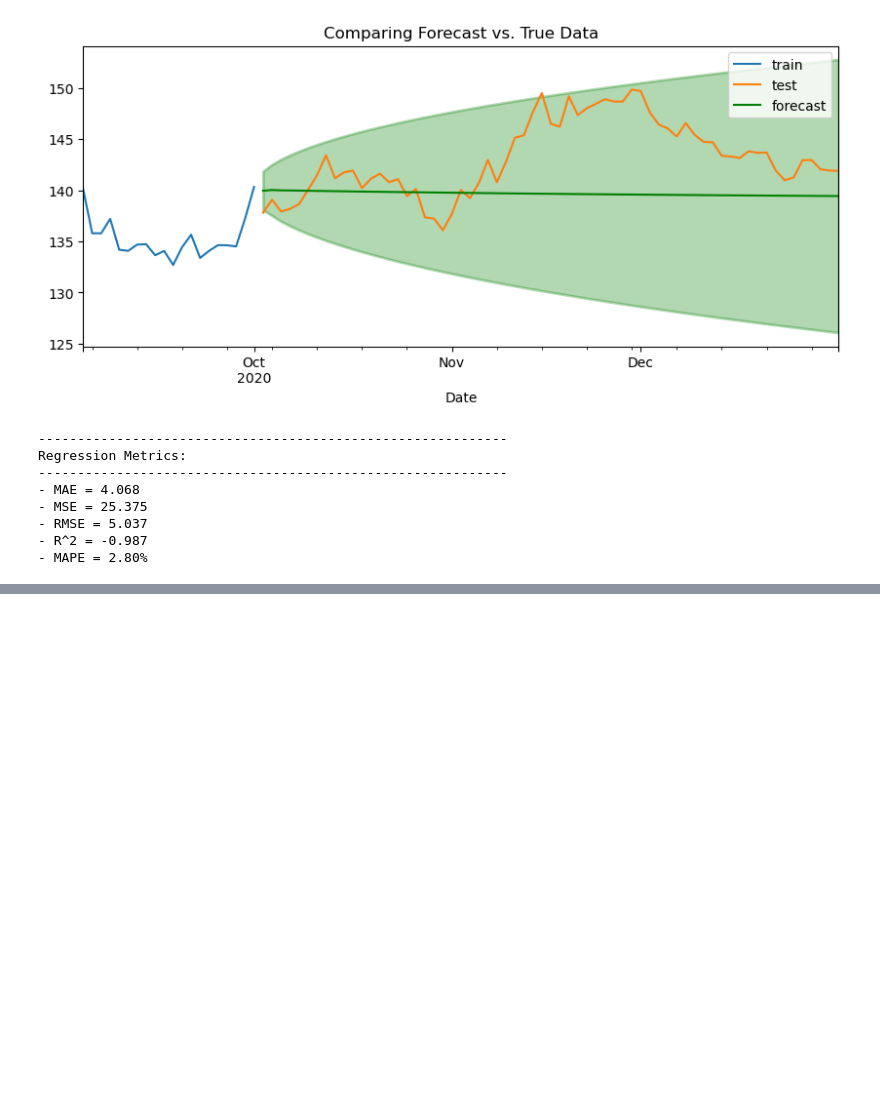
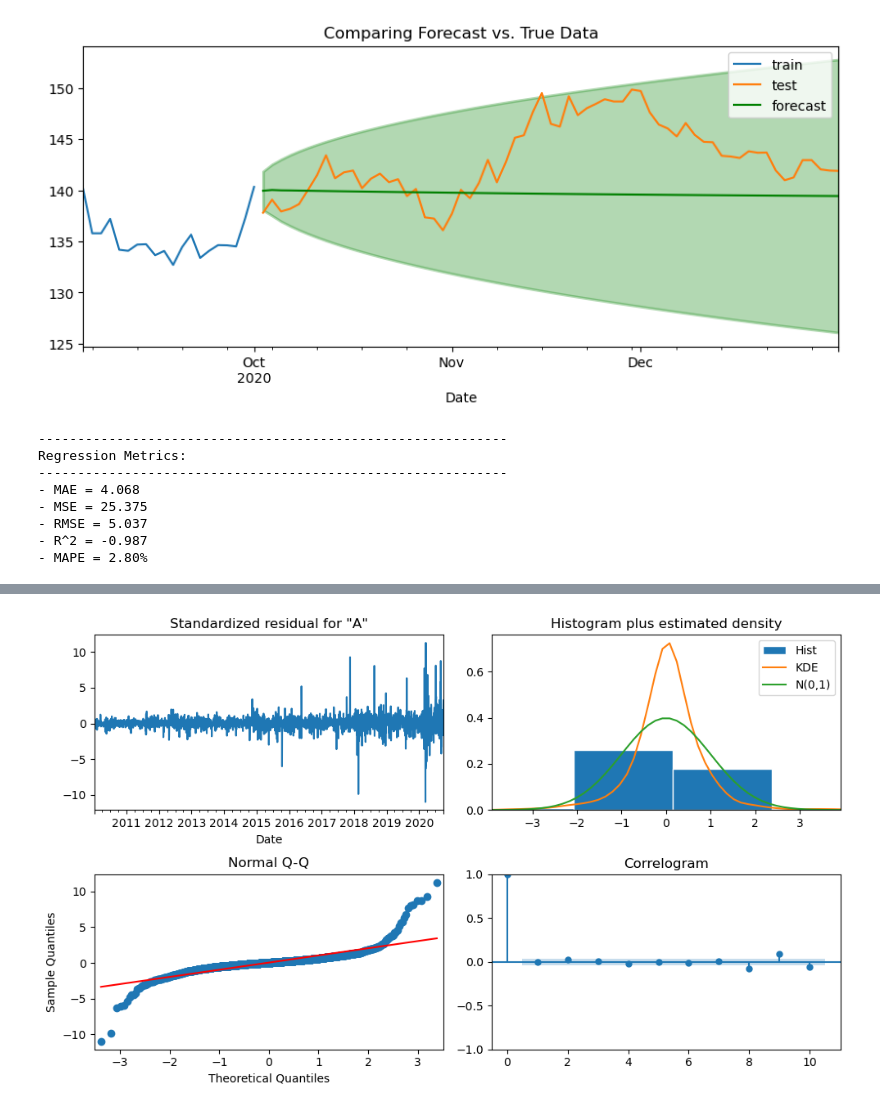
Before and after one commit to brittanymlassiter/Arima-Model--Core, a Jupyter notebook: ARIMA MODEL (CORE).ipynb, the cells around one changed output, grey strips where cells are left out. Cells and saved outputs as stored; diff of their text form; code cells hidden in the pictures; blank space fills up the shorter version.

```diff
--- a/ARIMA MODEL (CORE).ipynb
+++ b/ARIMA MODEL (CORE).ipynb
@@ -360,0 +442,9 @@ Regression Metrics:
+# %%
+# Second defining of the orders (p,d,q)
+p = 3
+d = 1
+q = 2
+
+# Now instantiate the model with the data and fit
+model_comp = tsa.ARIMA(train, order=(p, d, q)).fit()
+model_comp
@@ -360,0 +477,7 @@ Regression Metrics:
+# %%
+# Obtain diagnostic plots
+fig = model_comp.plot_diagnostics()
+fig.set_size_inches(10,6)
+fig.tight_layout()
+# %% [output]
+[figure, added]
```
Also changed, not shown: parts of 12 cells of this notebook.
